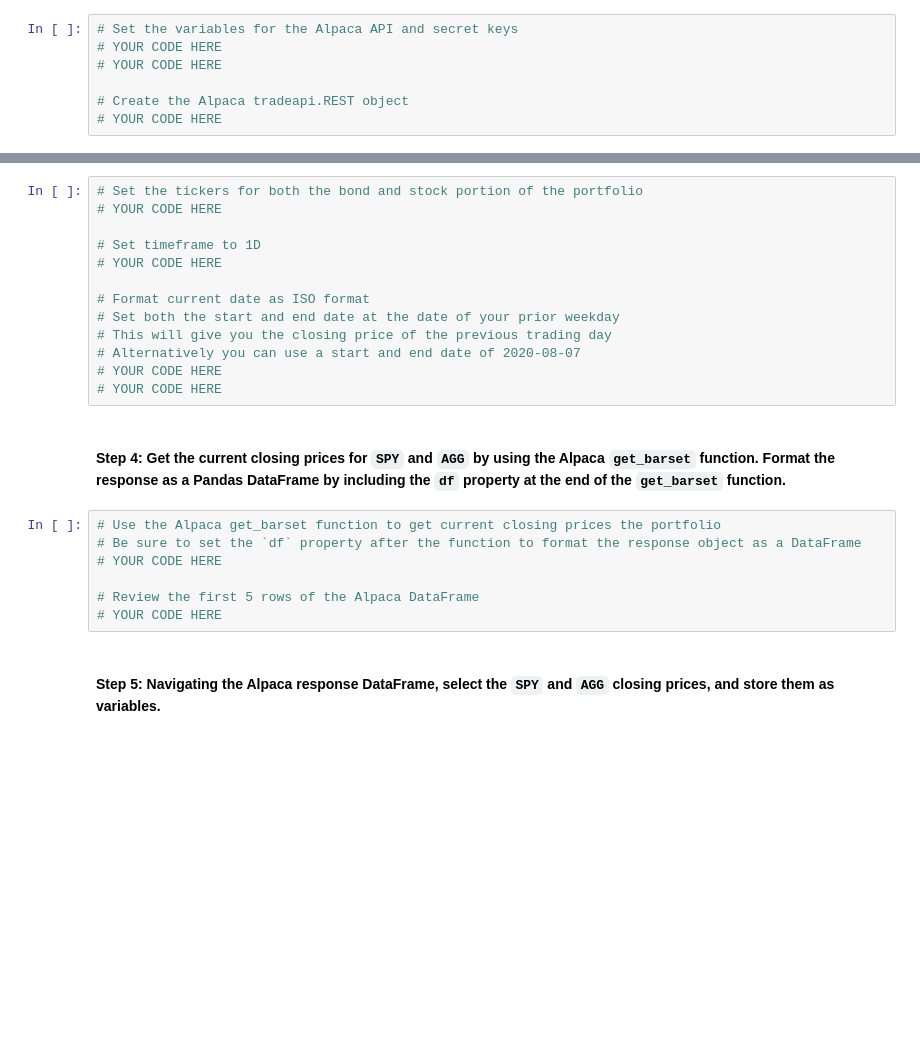
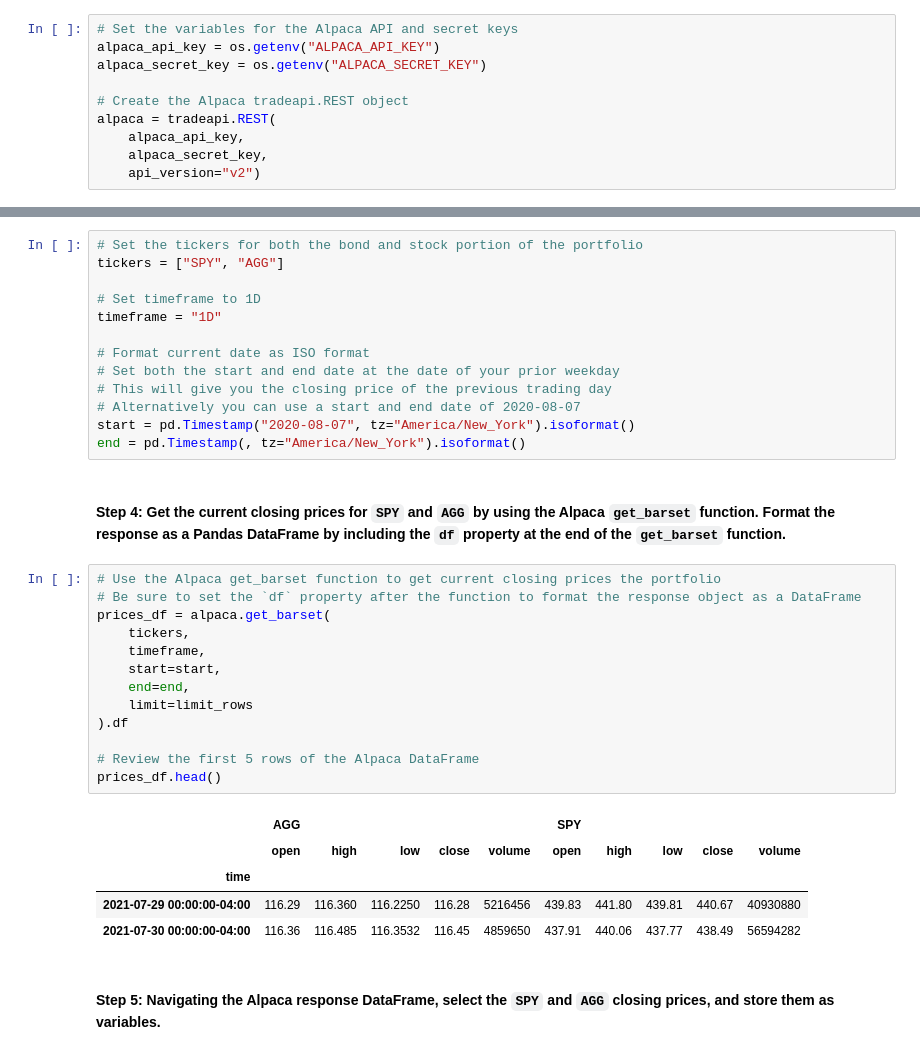
Before and after one commit to JuliaGuanzon/financial_planning, a Jupyter notebook: financial_planning_tools.ipynb, the cells around one changed output, grey strips where cells are left out. Cells and saved outputs as stored; diff of their text form; blank space fills up the shorter version.

```diff
--- a/financial_planning_tools.ipynb
+++ b/financial_planning_tools.ipynb
@@ -185,11 +197,14 @@ agg_shares = 200
 #### Step 2: Set the variables for the Alpaca API and secret keys. Using the Alpaca SDK, create the Alpaca `tradeapi.REST` object. In this object, include the parameters for the Alpaca API key, the secret key, and the version number.
 # %%
 # Set the variables for the Alpaca API and secret keys
-# YOUR CODE HERE
-# YOUR CODE HERE
+alpaca_api_key = os.getenv("ALPACA_API_KEY")
+alpaca_secret_key = os.getenv("ALPACA_SECRET_KEY")
 
 # Create the Alpaca tradeapi.REST object
-# YOUR CODE HERE
+alpaca = tradeapi.REST(
+    alpaca_api_key,
+    alpaca_secret_key,
+    api_version="v2")
 # %% [markdown]
 #### Step 3: Set the following parameters for the Alpaca API call:
 
@@ -200,26 +215,38 @@ agg_shares = 200
 - `start_date` and `end_date`: Use the same date for these parameters, and format them with the date of the previous weekday (or `2020-08-07`). This is because you want the one closing price for the most-recent trading day.
 # %%
 # Set the tickers for both the bond and stock portion of the portfolio
-# YOUR CODE HERE
+tickers = ["SPY", "AGG"]
 
 # Set timeframe to 1D
-# YOUR CODE HERE
+timeframe = "1D"
 
 # Format current date as ISO format
 # Set both the start and end date at the date of your prior weekday
 # This will give you the closing price of the previous trading day
 # Alternatively you can use a start and end date of 2020-08-07
-# YOUR CODE HERE
-# YOUR CODE HERE
+start = pd.Timestamp("2020-08-07", tz="America/New_York").isoformat()
+end = pd.Timestamp(, tz="America/New_York").isoformat()
 # %% [markdown]
 #### Step 4: Get the current closing prices for `SPY` and `AGG` by using the Alpaca `get_barset` function. Format the response as a Pandas DataFrame by including the `df` property at the end of the `get_barset` function.
 # %%
 # Use the Alpaca get_barset function to get current closing prices the portfolio
 # Be sure to set the `df` property after the function to format the response object as a DataFrame
-# YOUR CODE HERE
+prices_df = alpaca.get_barset(
+    tickers,
+    timeframe,
+    start=start,
+    end=end,
+    limit=limit_rows
+).df
 
 # Review the first 5 rows of the Alpaca DataFrame
-# YOUR CODE HERE
+prices_df.head()
+# %% [output]
+|  | AGG |  |  |  |  | SPY |  |  |  |  |
+|  | open | high | low | close | volume | open | high | low | close | volume |
+| time |  |  |  |  |  |  |  |  |  |  |
+| 2021-07-29 00:00:00-04:00 | 116.29 | 116.360 | 116.2250 | 116.28 | 5216456 | 439.83 | 441.80 | 439.81 | 440.67 | 40930880 |
+| 2021-07-30 00:00:00-04:00 | 116.36 | 116.485 | 116.3532 | 116.45 | 4859650 | 437.91 | 440.06 | 437.77 | 438.49 | 56594282 |
 # %% [markdown]
 #### Step 5: Navigating the Alpaca response DataFrame, select the `SPY` and `AGG` closing prices, and store them as variables.
 # %%
```
Also changed, not shown: parts of 28 cells of this notebook, 5 other files.
